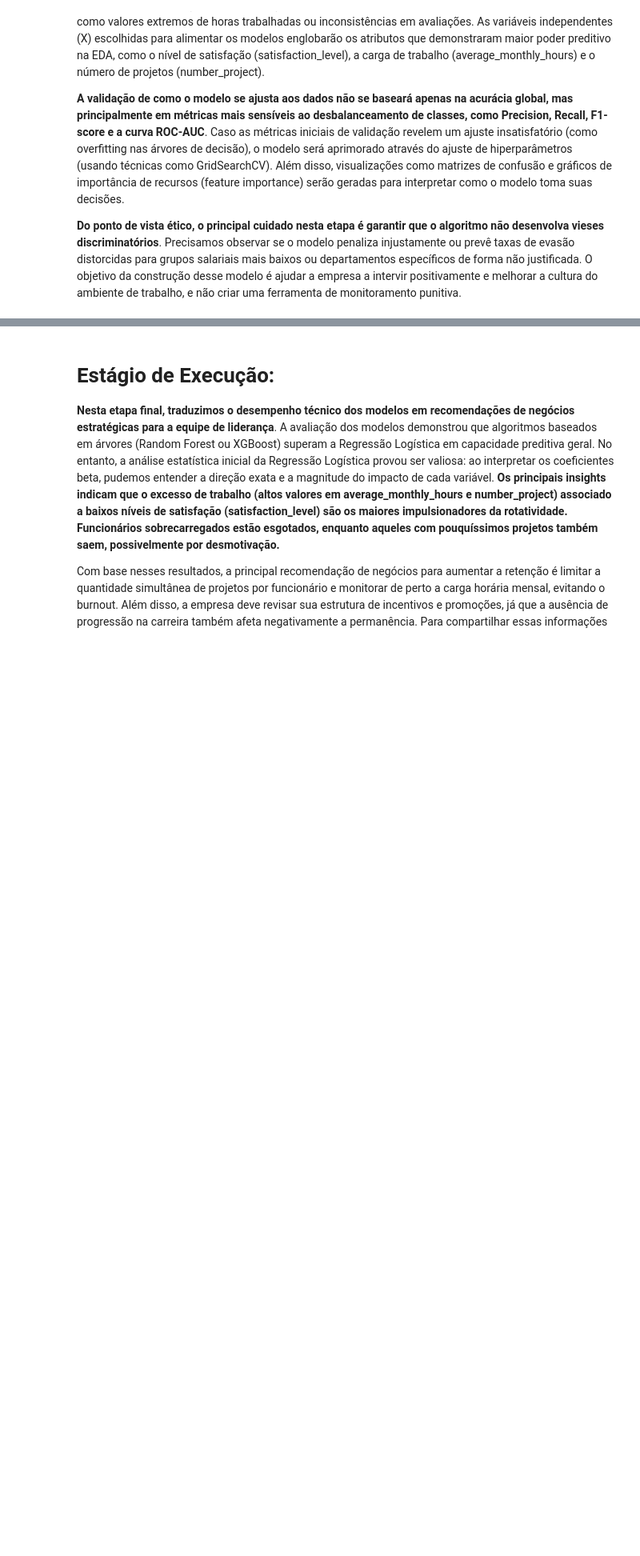
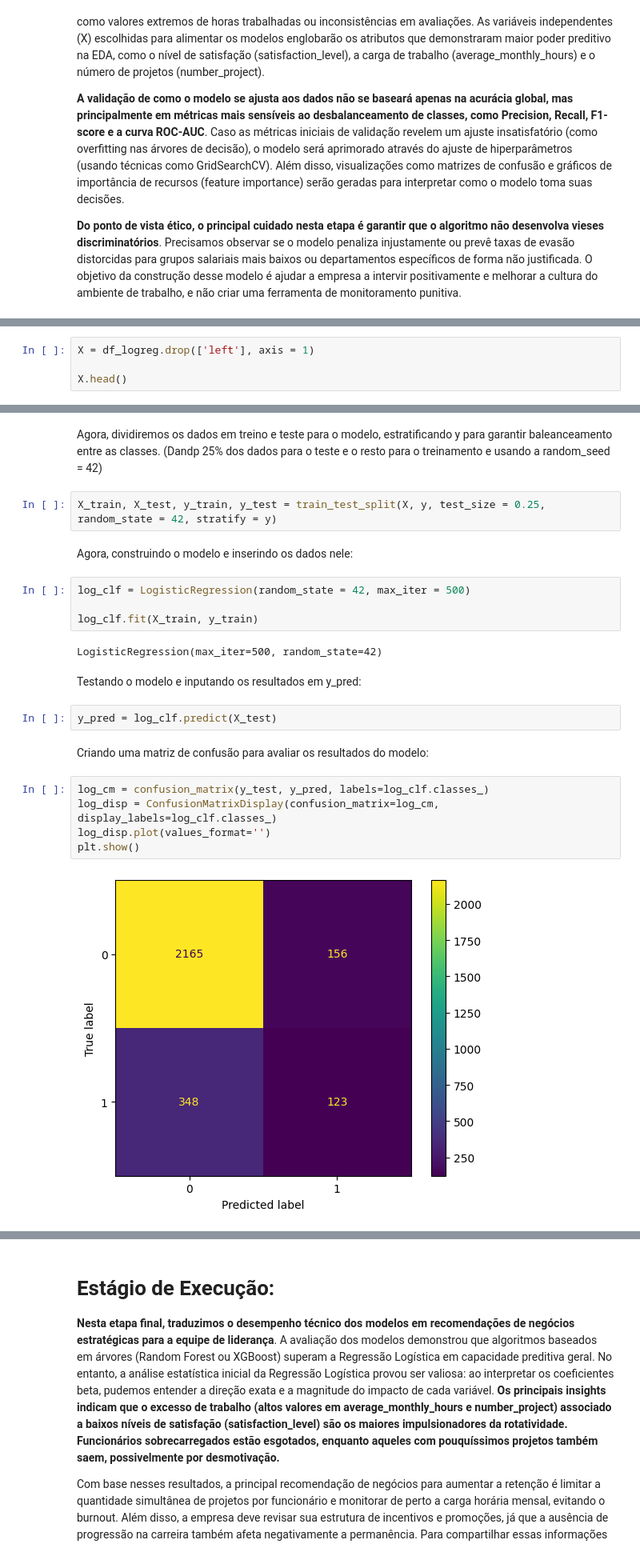
Before and after one commit to nogsposito/salifort-motors-retention-analysis, a Jupyter notebook: notebooks/Salifort_Motors_Capstone.ipynb, the cells around one changed output, grey strips where cells are left out. Shown at 80% size. Cells and saved outputs as stored; diff of their text form; blank space fills up the shorter version.

```diff
--- a/notebooks/Salifort_Motors_Capstone.ipynb
+++ b/notebooks/Salifort_Motors_Capstone.ipynb
@@ -486,0 +578,4 @@ Além disso, observa-se que funcionários com **mais de seis anos de empresa** t
+# %%
+X = df_logreg.drop(['left'], axis = 1)
+
+X.head()
@@ -486,0 +589,25 @@ Além disso, observa-se que funcionários com **mais de seis anos de empresa** t
+# %% [markdown]
+Agora, dividiremos os dados em treino e teste para o modelo, estratificando y para garantir baleanceamento entre as classes. (Dandp 25% dos dados para o teste e o resto para o treinamento e usando a random_seed = 42)
+# %%
+X_train, X_test, y_train, y_test = train_test_split(X, y, test_size = 0.25, random_state = 42, stratify = y)
+# %% [markdown]
+Agora, construindo o modelo e inserindo os dados nele:
+# %%
+log_clf = LogisticRegression(random_state = 42, max_iter = 500)
+
+log_clf.fit(X_train, y_train)
+# %% [output]
+LogisticRegression(max_iter=500, random_state=42)
+# %% [markdown]
+Testando o modelo e inputando os resultados em y_pred:
+# %%
+y_pred = log_clf.predict(X_test)
+# %% [markdown]
+Criando uma matriz de confusão para avaliar os resultados do modelo:
+# %%
+log_cm = confusion_matrix(y_test, y_pred, labels=log_clf.classes_)
+log_disp = ConfusionMatrixDisplay(confusion_matrix=log_cm, display_labels=log_clf.classes_)
+log_disp.plot(values_format='')
+plt.show()
+# %% [output]
+[figure, added]
```
Also changed, not shown: parts of 24 cells of this notebook.
